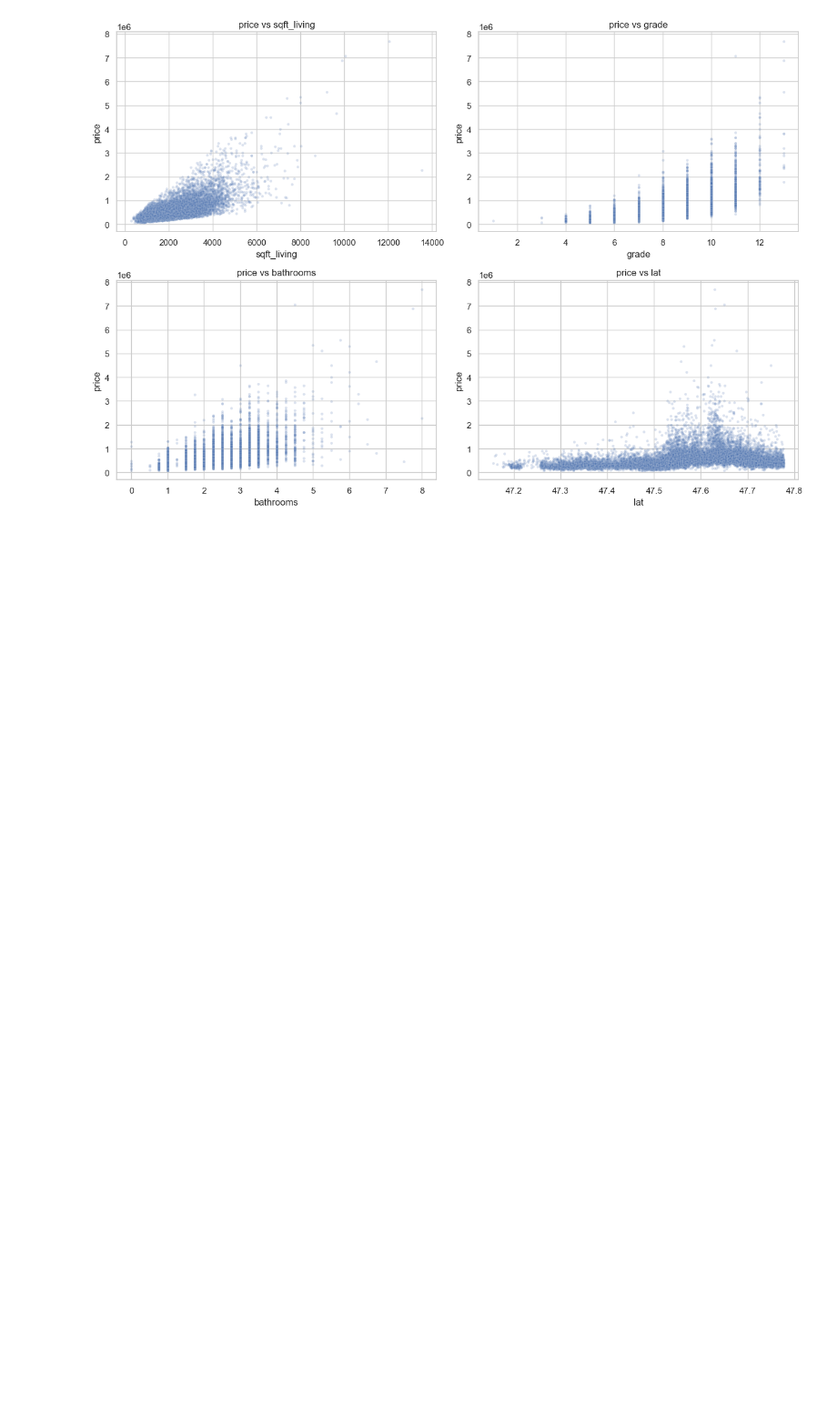
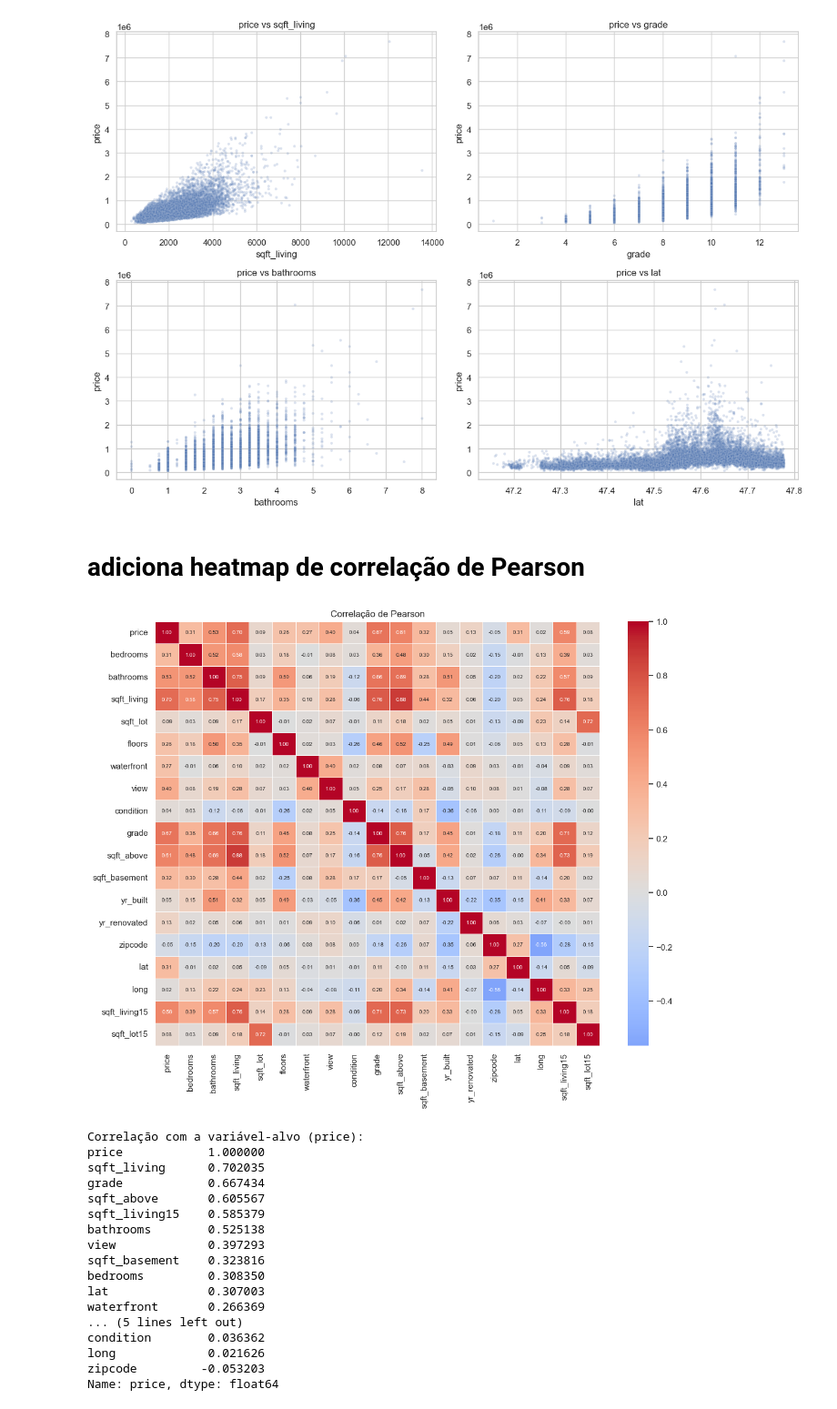
Before and after one commit to jhonatanalves/projetofinal_modulo1_sctec, a Jupyter notebook: notebooks/kc_house_predictor.ipynb, the cells around one changed output. Shown at 91% size. Cells and saved outputs as stored; diff of their text form; code cells hidden in the pictures; blank space fills up the shorter version.

Commit message:
adiciona heatmap de correlação de Pearson

```diff
--- a/notebooks/kc_house_predictor.ipynb
+++ b/notebooks/kc_house_predictor.ipynb
@@ -118,3 +118,37 @@ plt.savefig("../outputs/figures/02_dispersao.png", dpi=120, bbox_inches="tight")
 plt.show()
 # %% [output]
 [figure]
+# %% [markdown]
+# adiciona heatmap de correlação de Pearson
+# %%
+num = df.select_dtypes(include=[np.number]).drop(columns=["id"], errors="ignore")
+corr = num.corr(method="pearson")
+
+plt.figure(figsize=(13, 10))
+sns.heatmap(corr, annot=True, fmt=".2f", cmap="coolwarm", center=0,
+            annot_kws={"size": 7}, linewidths=.5)
+plt.title("Correlação de Pearson")
+plt.savefig("../outputs/figures/03_heatmap_correlacao.png", dpi=120, bbox_inches="tight")
+plt.show()
+
+print("Correlação com a variável-alvo (price):")
+print(corr["price"].sort_values(ascending=False))
+# %% [output]
+[figure, added]
+Correlação com a variável-alvo (price):
+price            1.000000
+sqft_living      0.702035
+grade            0.667434
+sqft_above       0.605567
+sqft_living15    0.585379
+bathrooms        0.525138
+view             0.397293
+sqft_basement    0.323816
+bedrooms         0.308350
+lat              0.307003
+waterfront       0.266369
+... (5 lines left out)
+condition        0.036362
+long             0.021626
+zipcode         -0.053203
+Name: price, dtype: float64
```
Also changed, not shown: 1 other file.
